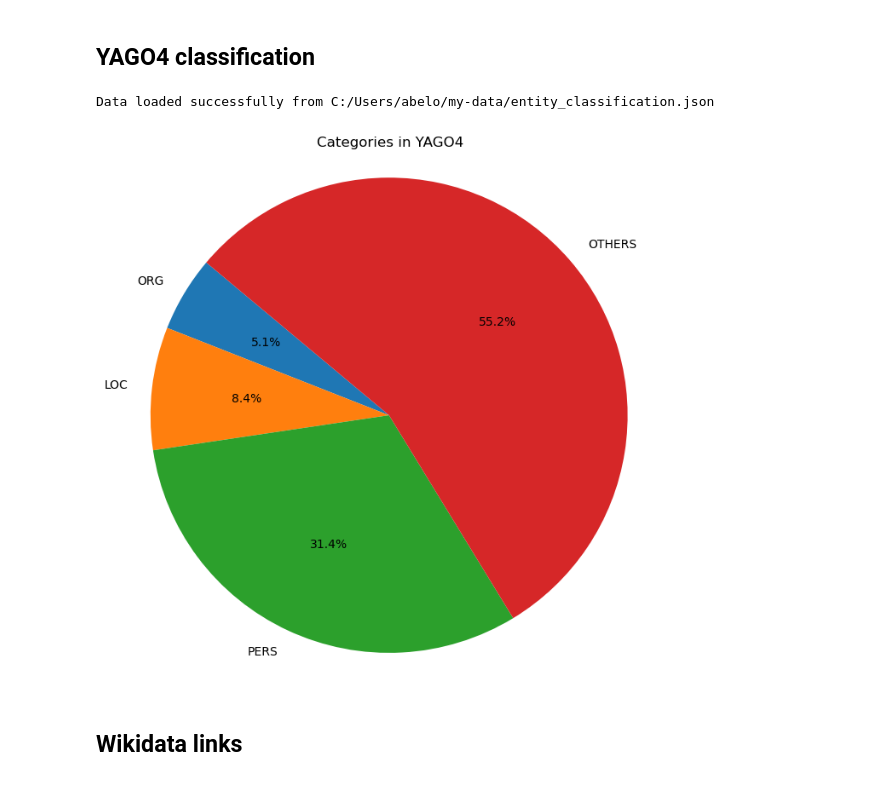
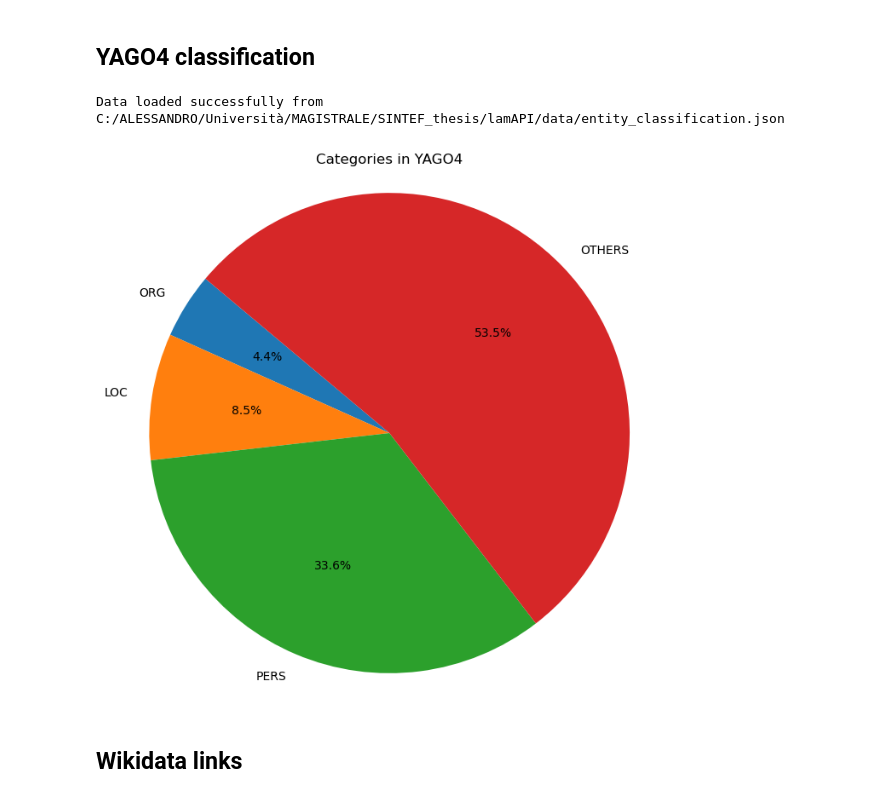
Before and after one commit to unimib-datAI/lamAPI, a Jupyter notebook: work/YAGO3.ipynb, the cells around one changed output. Saved outputs shown, nothing was run; the diff lists cells and outputs as text; code cells hidden in the pictures.

```diff
--- a/work/YAGO3.ipynb
+++ b/work/YAGO3.ipynb
@@ -119,7 +120,7 @@ Data saved successfully to C:/Users/abelo/my-data/entity_classification.json
 # %% [markdown]
 ## Wikidata classification
 # %%
-json_file_path = "C:/Users/abelo/my-data/qid_to_nertype.json"
+json_file_path = "C:/ALESSANDRO/Università/MAGISTRALE/SINTEF_thesis/lamAPI/data/qid_to_nertype.json"
 
 w_ORG = []
 w_LOC = []
@@ -175,5 +204,5 @@ plt.show()
 # %%
-json_file_path = "C:/Users/abelo/my-data/entity_classification.json"
+json_file_path = "C:/ALESSANDRO/Università/MAGISTRALE/SINTEF_thesis/lamAPI/data/entity_classification.json"
 
 y_ORG = []
 y_LOC = []
@@ -198,28 +227,61 @@ except FileNotFoundError:
 except Exception as e:
     print(f"Error loading data from JSON file: {e}")
 # %% [output]
-Data loaded successfully from C:/Users/abelo/my-data/entity_classification.json
+Data loaded successfully from C:/ALESSANDRO/Università/MAGISTRALE/SINTEF_thesis/lamAPI/data/entity_classification.json
+# %%
+y_ORG_mapped = set([item.rsplit('/', 1)[-1].rstrip('> .') for item in y_ORG]) & set(mapping_yago_wiki.keys())
+y_LOC_mapped = set([item.rsplit('/', 1)[-1].rstrip('> .') for item in y_LOC]) & set(mapping_yago_wiki.keys())
+y_PERS_mapped = set([item.rsplit('/', 1)[-1].rstrip('> .') for item in y_PERS]) & set(mapping_yago_wiki.keys())
+# %%
+def process_chunk(y_OTHERS_chunk, mapping_keys_set):
+    # Preprocess the chunk
+    processed_items_chunk = {
+        item.split('\t')[0].rstrip('> .').rsplit('/', 1)[-1].rstrip('> .')
+        for item in y_OTHERS_chunk
+    }
+    # Find the intersection with the mapping keys
+    return processed_items_chunk & mapping_keys_set
+
+def process_in_chunks(y_OTHERS, mapping_yago_wiki, chunk_size):
+    # Convert keys to a set
+    mapping_keys_set = set(mapping_yago_wiki.keys())
+
+    # Initialize a set to hold the final result
+    y_OTHERS_mapped = set()
+
+    # Process data in chunks
+    for i in range(0, len(y_OTHERS), chunk_size):
+        chunk = y_OTHERS[i:i + chunk_size]
+        y_OTHERS_mapped.update(process_chunk(chunk, mapping_keys_set))
+
+    return y_OTHERS_mapped
+
+# Define chunk size based on your memory constraints
+chunk_size = 1000  # Adjust this value as needed
+
+# Process the data
+y_OTHERS_mapped = process_in_chunks(y_OTHERS, mapping_yago_wiki, chunk_size)
 # %%
 # Define the lengths of each category
-ORG_length = len(y_ORG)
-LOC_length = len(y_LOC)
-PERS_length = len(y_PERS)
-OTHERS_length = len(y_OTHERS)
+ORG_length = len(y_ORG_mapped)
+LOC_length = len(y_LOC_mapped)
+PERS_length = len(y_PERS_mapped)
+OTHERS_length = len(y_OTHERS_mapped)
 
 # Data labels and lengths
 categories = ['ORG', 'LOC', 'PERS', 'OTHERS']
 lengths = [ORG_length, LOC_length, PERS_length, OTHERS_length]
 
 # Create a pie chart
 plt.figure(figsize=(8, 8))  # Set the size of the pie chart
 plt.pie(lengths, labels=categories, autopct='%1.1f%%', startangle=140)
 plt.title('Categories in YAGO4')  # Set the title of the pie chart
 plt.axis('equal')  # Equal aspect ratio ensures that pie is drawn as a circle.
 
 # Display the pie chart
 plt.show()
 # %% [output]
-[figure, old version]
+[figure, new version]
 # %% [markdown]
 ## Wikidata links
 # %%
```
Also changed, not shown: parts of 20 cells of this notebook, 4 other files.
